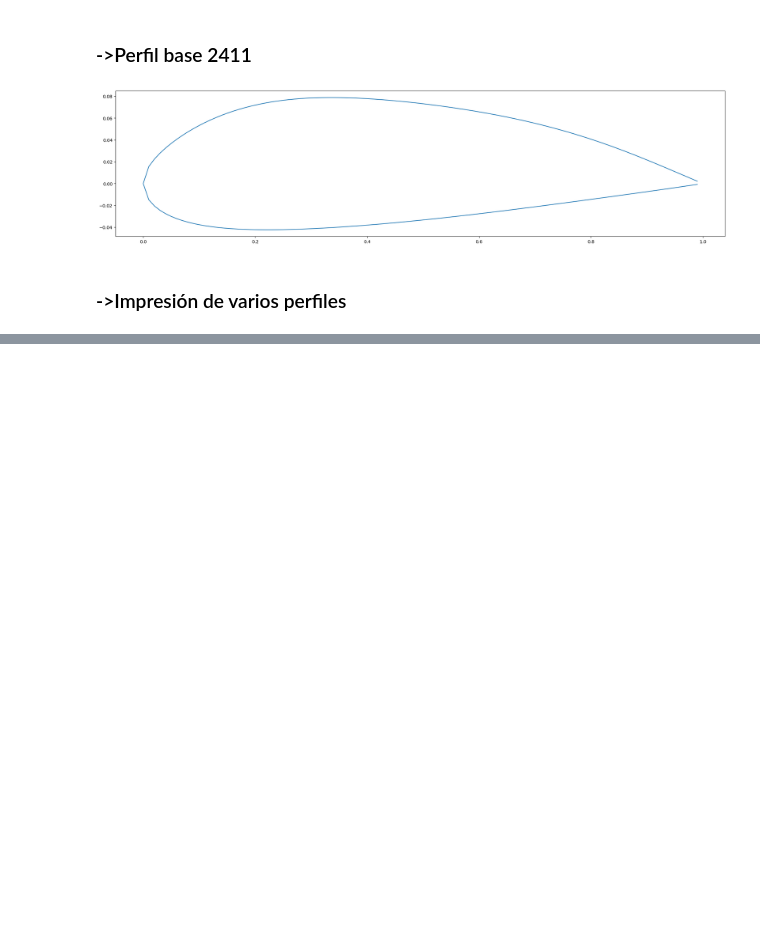
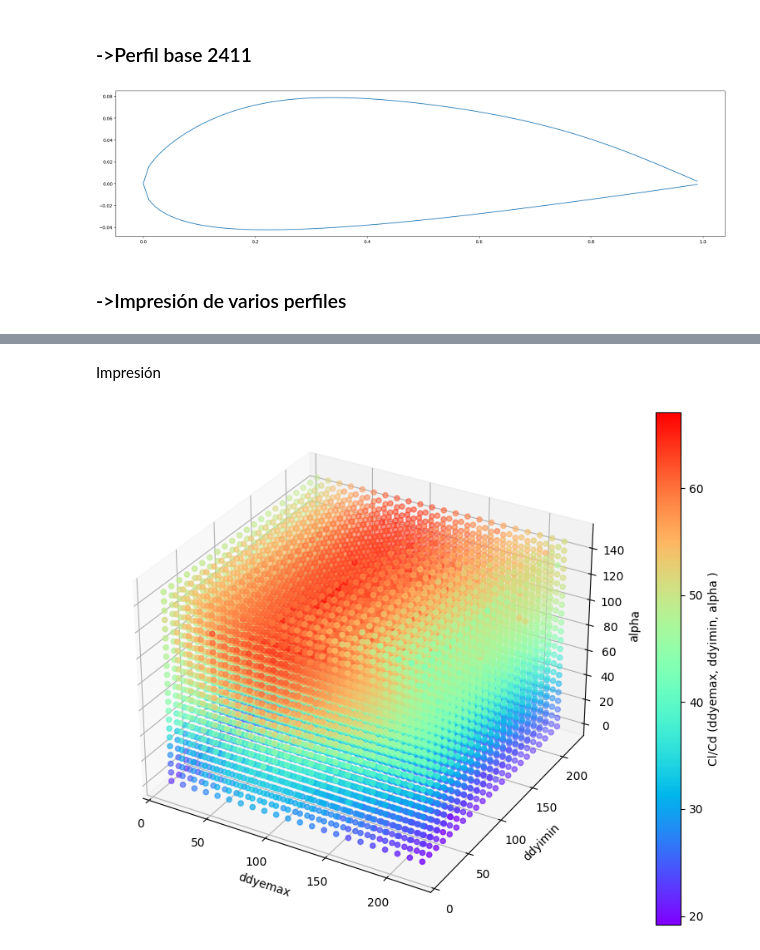
Before and after one commit to Kijoselo/opt_air, a Jupyter notebook: notebook simuacion.ipynb, the cells around one changed output, grey strips where cells are left out. Cells and saved outputs as stored; diff of their text form; code cells hidden in the pictures; blank space fills up the shorter version.

```diff
--- a/notebook simuacion.ipynb
+++ b/notebook simuacion.ipynb
@@ -365,0 +402,2 @@ run_simulation(100,100,100)
+# %%
+X=PriorityQueue()
@@ -365,0 +413,9 @@ run_simulation(100,100,100)
+# %%
+n = 0
+top=[]
+while not X.empty():
+    priority,params = X.get()
+    priority*=-1
+    top.append((priority,params))
+    n += 1
+display(top)
@@ -365,0 +453,36 @@ run_simulation(100,100,100)
+# %%
+CL=[]
+I=[]
+J=[]
+K=[]
+for cl, (i, j, k) in top:
+    CL.append(cl)
+    I.append(float(i))
+    J.append(float(j))
+    K.append(float(k))
+# %% [markdown]
+Impresión
+# %%
+# Create a colormap
+cmap = plt.get_cmap('rainbow')  # You can change the colormap as needed
+
+# Create a figure and 3D axes
+fig = plt.figure(figsize=(12, 8))
+ax = fig.add_subplot(111, projection='3d')
+
+# Create the scatter plot
+scatter = ax.scatter(I, J, K, c=CL, cmap=cmap, marker='o')
+
+# Add color bar
+cbar = plt.colorbar(scatter)
+cbar.set_label('Cl/Cd (ddyemax, ddyimin, alpha )')
+
+# Set axis labels
+ax.set_xlabel('ddyemax')
+ax.set_ylabel('ddyimin')
+ax.set_zlabel('alpha')
+
+# Show the plot
+plt.show()
+# %% [output]
+[figure, added]
```
Also changed, not shown: parts of 13 cells of this notebook.
